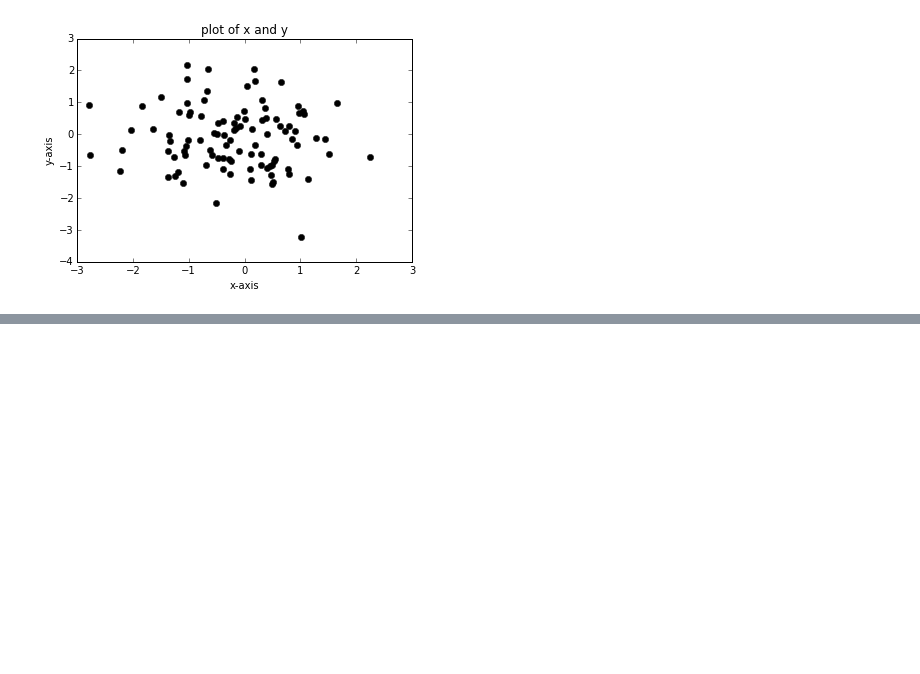
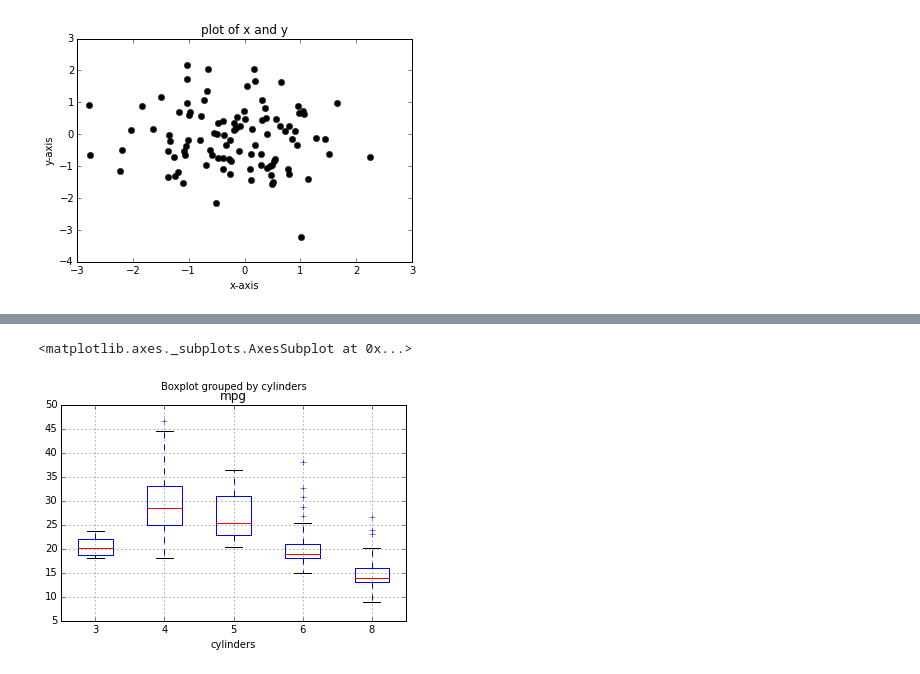
Before and after one commit to monkeyconan/ISL-pythonlab, a Jupyter notebook: Chap2_Basic_Commands.ipynb, the cells around one changed output, grey strips where cells are left out. Drawn from its saved outputs; the diff is of its cells as text; code cells hidden in the pictures; blank space fills up the shorter version.

```diff
--- a/Chap2_Basic_Commands.ipynb
+++ b/Chap2_Basic_Commands.ipynb
@@ -85,0 +113,2 @@ plt.title("plot of x and y")
+# %%
+auto = pd.read_csv("auto.csv")
@@ -85,0 +136,6 @@ plt.title("plot of x and y")
+# %%
+# pd dataframe has its own plot function
+auto.boxplot(column="mpg",by="cylinders")
+# %% [output]
+<matplotlib.axes._subplots.AxesSubplot at 0x...>
+[figure, added]
```
Also changed, not shown: parts of 8 cells of this notebook, 1 other file.
